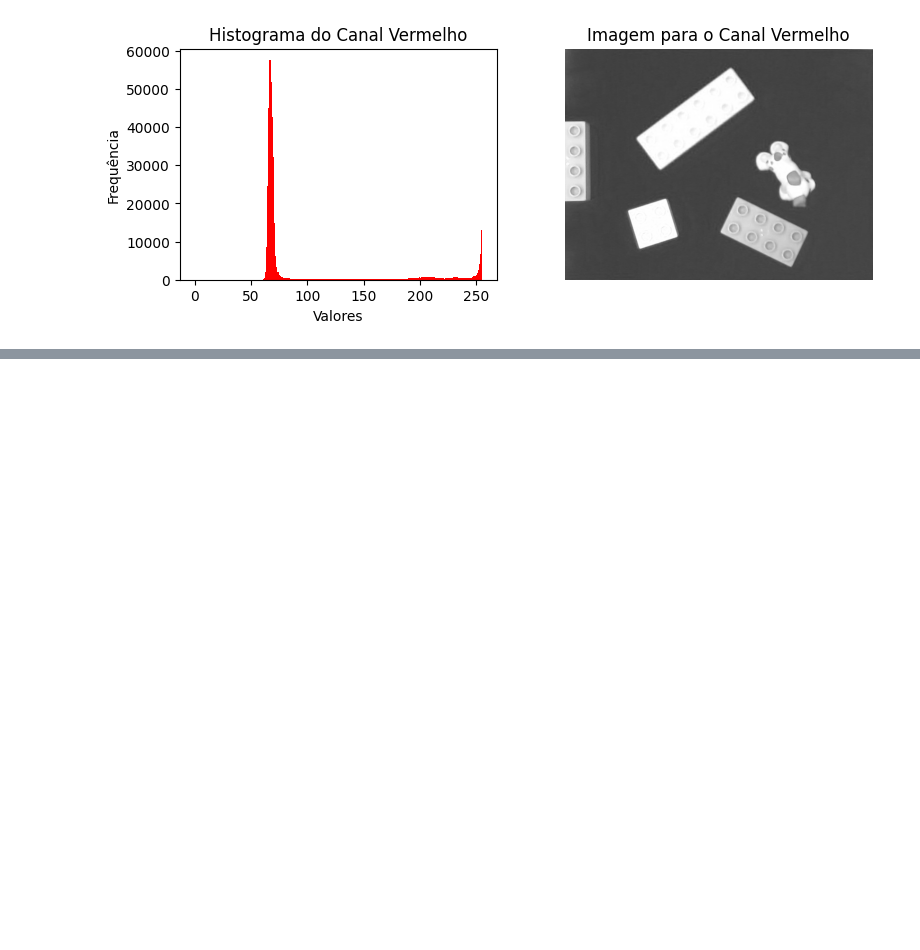
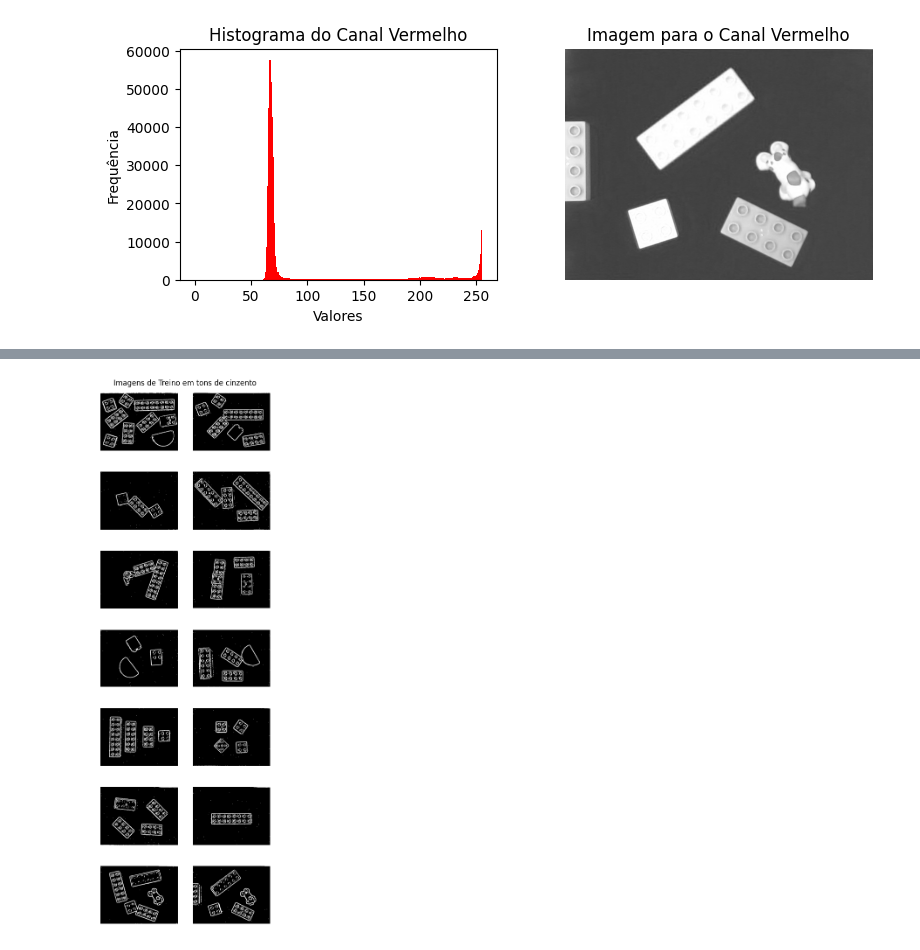
Before and after one commit to LPSD18/PIV, a Jupyter notebook: TP1/PIV_TP1_48328_48168.ipynb, the cells around one changed output, grey strips where cells are left out. Drawn from its saved outputs; the diff is of its cells as text; code cells hidden in the pictures; blank space fills up the shorter version.

```diff
--- a/TP1/PIV_TP1_48328_48168.ipynb
+++ b/TP1/PIV_TP1_48328_48168.ipynb
@@ -178,0 +200,21 @@ ret, thresh = cv2.threshold()
+# %%
+morphImages = []
+kernel = cv2.getStructuringElement(cv2.MORPH_RECT,(3,3))
+for binImage in binImages:
+    morph = cv2.erode(binImage,kernel,1)
+    morph = cv2.dilate(morph,kernel,1)
+    morphImages.append(morph)
+
+#Representação das imagens de treino
+plt.figure(figsize=(5,16))
+plt.title("Imagens de Treino em tons de cinzento")
+plt.axis('off')
+
+for i, image in enumerate(morphImages):
+    plt.subplot(7, 2, i+1)  # 7 linhas, 2 colunas
+    plt.imshow(cv2.cvtColor(image, cv2.COLOR_BGR2RGB))
+    plt.axis('off')
+
+plt.show()
+# %% [output]
+[figure, added]
```
Also changed, not shown: parts of 5 cells of this notebook, 4 other files.
